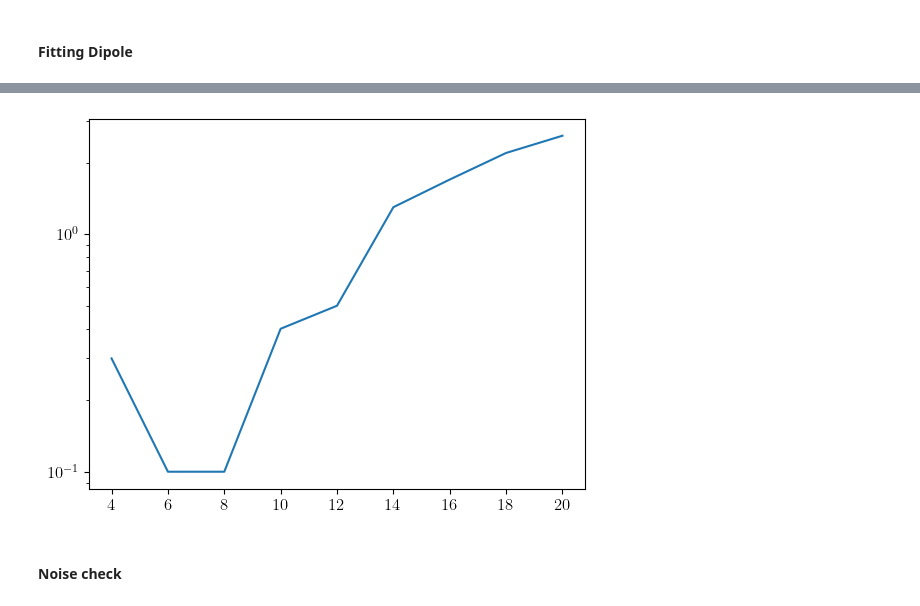
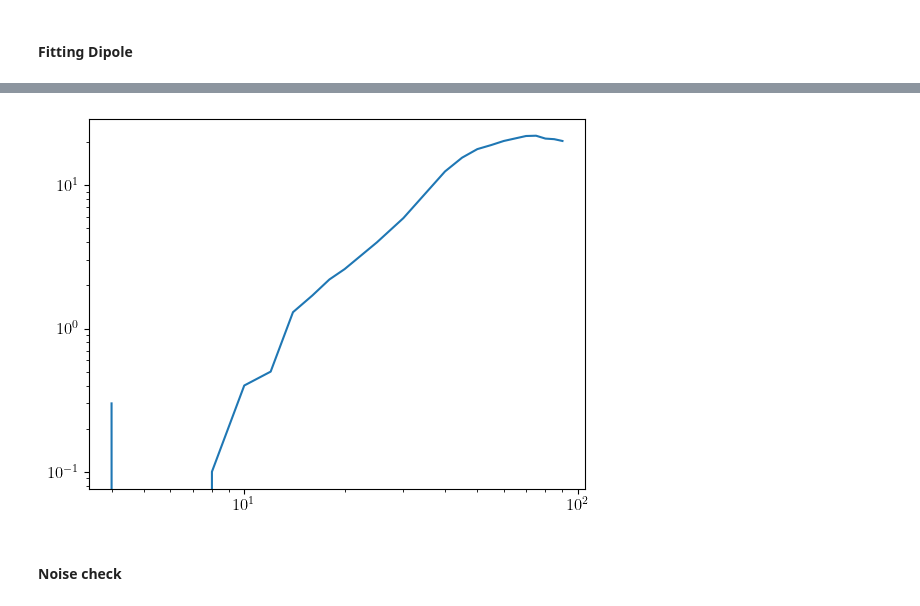
Before and after one commit to jamshidi3d/cmb_anomaly_detection, a Jupyter notebook: akrami_2014.ipynb, the cells around one changed output, grey strips where cells are left out. Saved outputs shown, nothing was run; the diff lists cells and outputs as text; code cells hidden in the pictures.

```diff
--- a/akrami_2014.ipynb
+++ b/akrami_2014.ipynb
@@ -37,7 +37,8 @@ run_inputs.delta_geom_samples   = 5
 run_inputs.stripe_thickness     = 20
 
 measure_map_nside               = 16
-all_disc_sizes = np.array([1, 2, 4, 6, 8, 10, 12, 14, 16, 18, 20])
+all_disc_sizes = np.array([1, 2, 4, 6, 8, 10, 12, 14, 16, 18, 20, 25, 30, 40, 45, 50, 55, 60, 70, 75, 80, 85, 90])
+# np.array([1, 2, 4, 6, 8, 10, 12, 14, 16, 18, 20])
 # %% [markdown]
 #### Compute Measure Map
 # %%
@@ -161,9 +160,11 @@ NameError: name 'get_dipole_amplitude' is not defined
 # %%
+all_p_values = []
 with plt.style.context('bmh'):
     fig, ax=plt.subplots()
     for i, disc_size in enumerate(all_disc_sizes):
         sims_amps = sims_amplitudes[i]
         p_value = np.sum(sims_amps > cmb_amplitudes[i])# / len(sims_amps)
+        all_p_values.append(p_value)
         ax.scatter(
             disc_size * np.ones(max_sim_num), sims_amps,
             marker = '.', edgecolors = 'none', linewidths = 1,
@@ -184,13 +185,15 @@ plt.show()
 # %%
-p_values = np.array([3, 1, 1, 4,  5,  13, 17, 22, 26])
-angles =            [4, 6, 8, 10, 12, 14, 16, 18, 20]
+p_values    = np.array(all_p_values)
+angles      = all_disc_sizes
 
 # for i in range(len(p_values)):
 
-plt.plot(angles, p_values / 1000 * 100)
+plt.plot(angles[2:], p_values[2:] / 1000 * 100)
 plt.yscale("log")
+plt.xscale("log")
+plt.show()
 # %% [output]
-[figure, old version]
+[figure, new version]
 # %% [markdown]
 #### Noise check
 # %%
```
Also changed, not shown: parts of 3 cells of this notebook.
